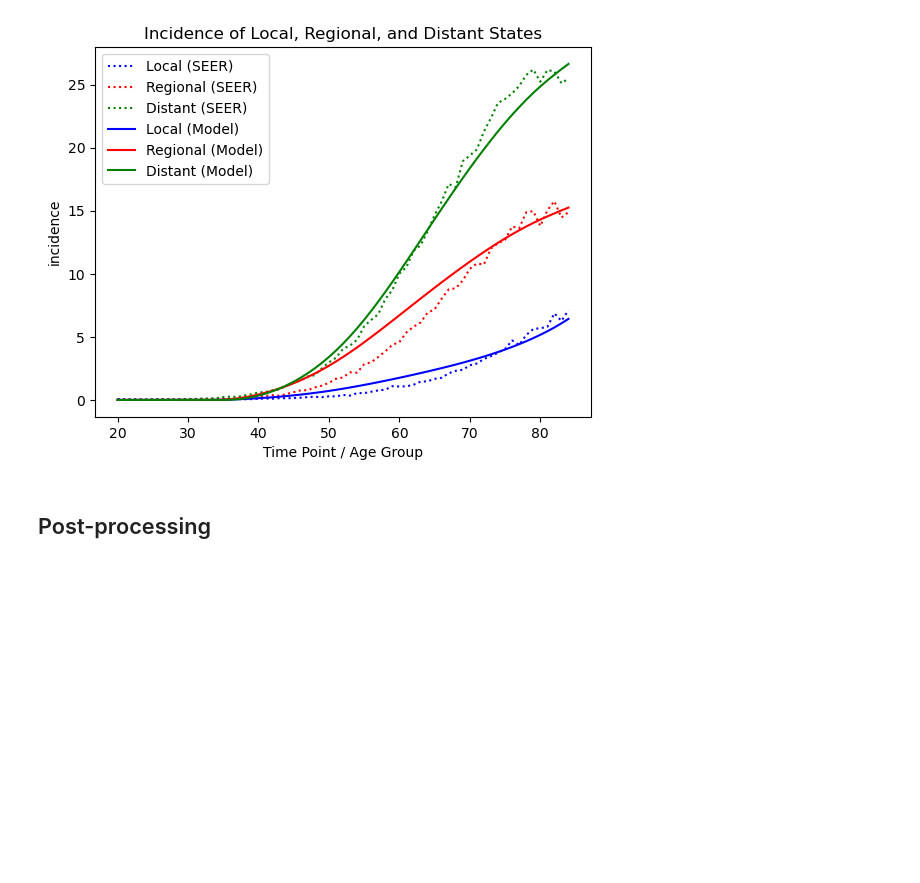
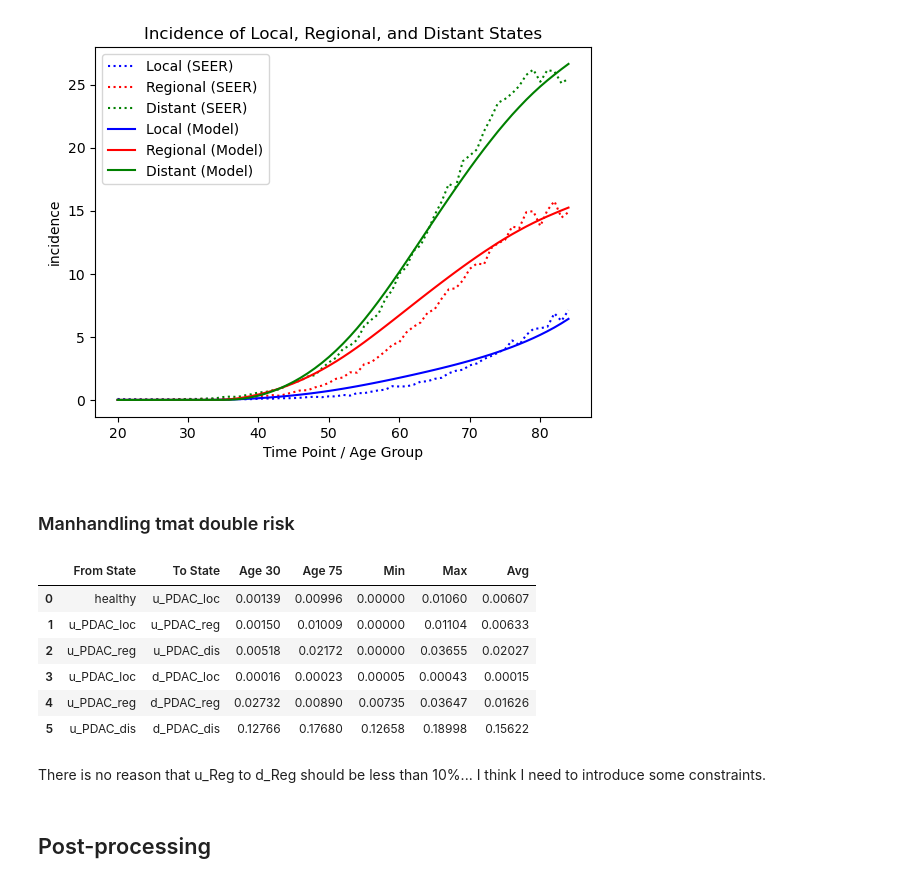
Before and after one commit to CUMC-HIRE/endpac-pancreatic-model, a Jupyter notebook: notebooks/pdac-calibration-age-1y.ipynb, the cells around one changed output. Saved outputs shown, nothing was run; the diff lists cells and outputs as text; code cells hidden in the pictures; blank space fills up the shorter version.

Commit message:
results: double risk, delete later - need to impose constraints on parameters. this run had uR to dR as < 5% for all ages....

```diff
--- a/notebooks/pdac-calibration-age-1y.ipynb
+++ b/notebooks/pdac-calibration-age-1y.ipynb
@@ -394,6 +402,22 @@ p.plot_vs_seer(run_markov(tmat)[0], c.seer_inc, show_plot=True)
 [figure]
 # %%
 np.save("../out/tmats/20241220_0723_tmat.npy", tmat_smoothed)
+# %% [markdown]
+### Manhandling tmat double risk
+# %%
+tmat = np.load("../out/double/tmats/20241226_1938_tmat.npy")
+# %%
+p.extract_transition_probs(tmat, type="treeage", metric="avg", age_range=c.ages_1y)
+# %% [output]
+|  | From State | To State | Age 30 | Age 75 | Min | Max | Avg |
+| 0 | healthy | u_PDAC_loc | 0.00139 | 0.00996 | 0.00000 | 0.01060 | 0.00607 |
+| 1 | u_PDAC_loc | u_PDAC_reg | 0.00150 | 0.01009 | 0.00000 | 0.01104 | 0.00633 |
+| 2 | u_PDAC_reg | u_PDAC_dis | 0.00518 | 0.02172 | 0.00000 | 0.03655 | 0.02027 |
+| 3 | u_PDAC_loc | d_PDAC_loc | 0.00016 | 0.00023 | 0.00005 | 0.00043 | 0.00015 |
+| 4 | u_PDAC_reg | d_PDAC_reg | 0.02732 | 0.00890 | 0.00735 | 0.03647 | 0.01626 |
+| 5 | u_PDAC_dis | d_PDAC_dis | 0.12766 | 0.17680 | 0.12658 | 0.18998 | 0.15622 |
+# %% [markdown]
+There is no reason that u_Reg to d_Reg should be less than 10%... I think I need to introduce some constraints.
 # %% [markdown]
 ## Post-processing
 # %%
```
Also changed, not shown: parts of 5 cells of this notebook, 9 other files.
